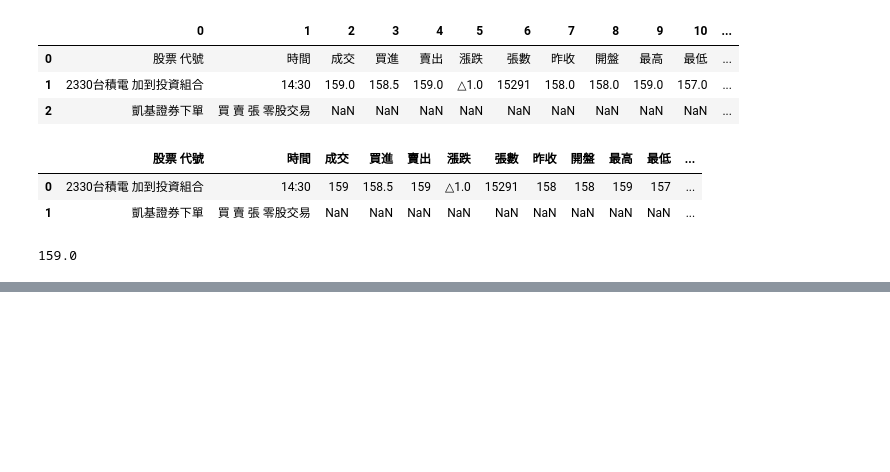
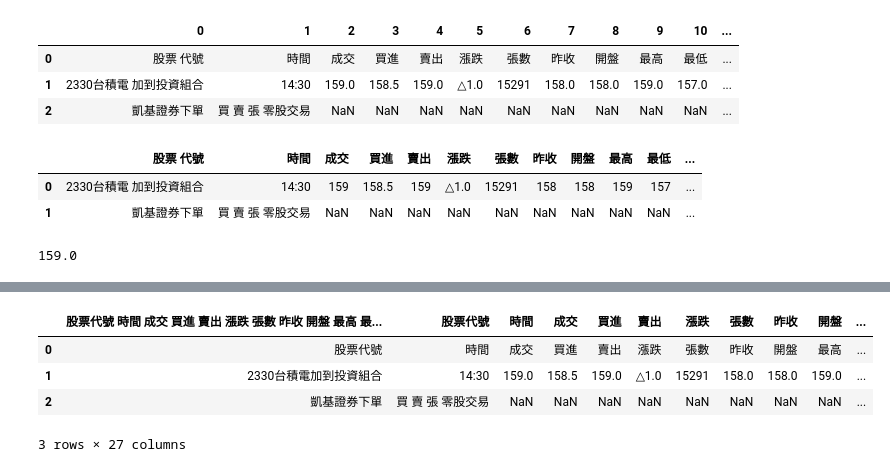
Before and after one commit to ywchiu/pyfinance, a Jupyter notebook: 20160328Demo.ipynb, the cells around one changed output, grey strips where cells are left out. Drawn from its saved outputs; the diff is of its cells as text; code cells hidden in the pictures; blank space fills up the shorter version.

```diff
--- a/20160328Demo.ipynb
+++ b/20160328Demo.ipynb
@@ -797,0 +814,11 @@ dfs[0]['成交'.decode('utf-8')][0]
+# %%
+import pandas as pd
+dfs = pd.read_html('https://tw.stock.yahoo.com/q/q?s=2330', header=0)
+# %%
+dfs[5]
+# %% [output]
+|  | 股票代號 時間 成交 買進 賣出 漲跌 張數 昨收 開盤 最高 最... | 股票代號 | 時間 | 成交 | 買進 | 賣出 | 漲跌 | 張數 | 昨收 | 開盤 | ... |
+| 0 | 股票代號 | 時間 | 成交 | 買進 | 賣出 | 漲跌 | 張數 | 昨收 | 開盤 | 最高 | ... |
+| 1 | 2330台積電加到投資組合 | 14:30 | 159.0 | 158.5 | 159.0 | △1.0 | 15291 | 158.0 | 158.0 | 159.0 | ... |
+| 2 | 凱基證券下單 | 買 賣 張 零股交易 | NaN | NaN | NaN | NaN | NaN | NaN | NaN | NaN | ... |
+3 rows × 27 columns
```
Also changed, not shown: parts of 1 cell of this notebook.
